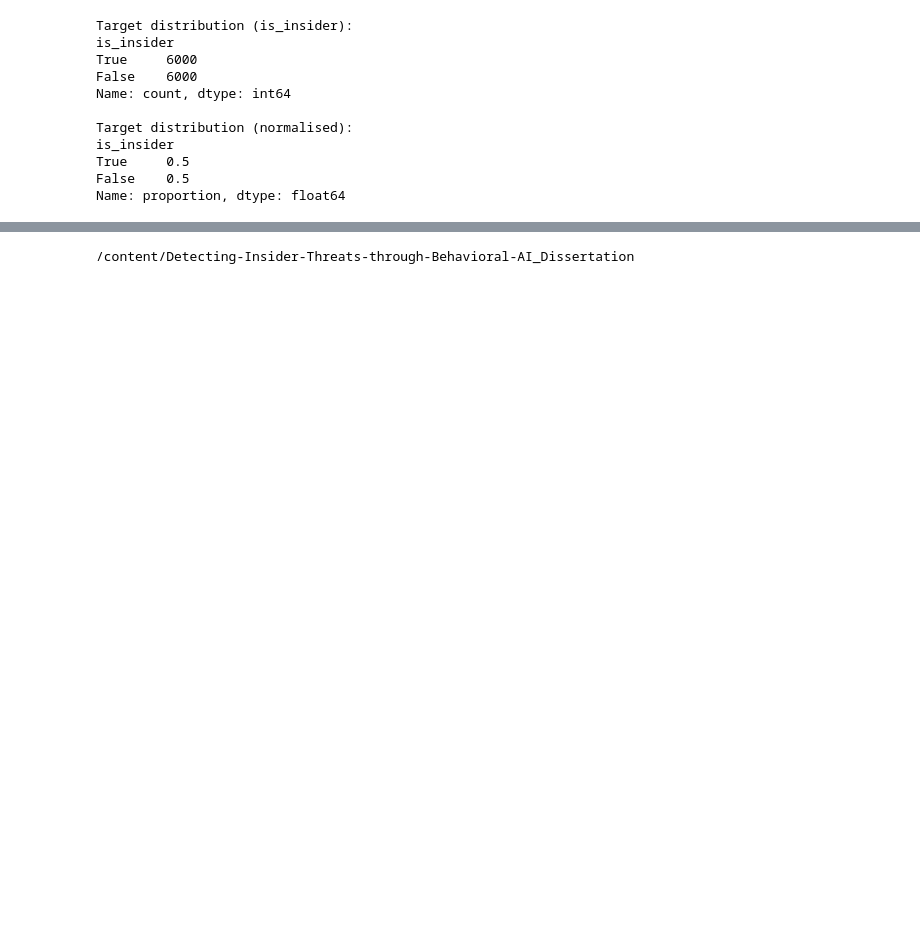
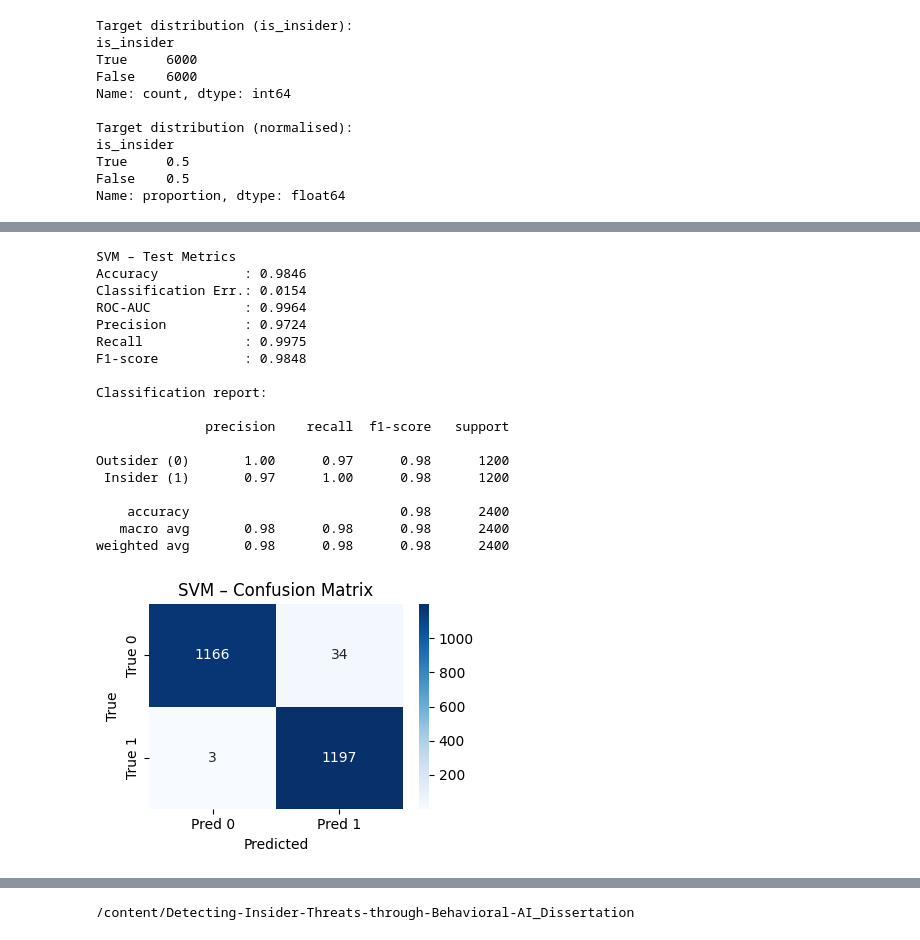
Before and after one commit to egyinmoe/Detecting-Insider-Threats-through-Behavioral-AI_Dissertation, a Jupyter notebook: Ver2_Insiderthreat_withgithub.ipynb, the cells around one changed output, grey strips where cells are left out. Cells and saved outputs as stored; diff of their text form; code cells hidden in the pictures; blank space fills up the shorter version.

```diff
--- a/Ver2_Insiderthreat_withgithub.ipynb
+++ b/Ver2_Insiderthreat_withgithub.ipynb
@@ -274,0 +261,41 @@ weighted avg       1.00      1.00      1.00      2400
+# %%
+#8: SVM (RBF)
+
+from sklearn.svm import SVC
+
+svm_clf = Pipeline(steps=[
+    ("preprocessor", preprocessor),
+    ("model", SVC(
+        kernel="rbf",
+        probability=True,
+        class_weight="balanced",
+        random_state=RANDOM_STATE
+    ))
+])
+
+svm_clf.fit(X_train, y_train)
+
+y_pred_svm  = svm_clf.predict(X_test)
+y_proba_svm = svm_clf.predict_proba(X_test)[:, 1]
+
+evaluate_and_store("SVM", y_test, y_pred_svm, y_proba_svm)
+# %% [output]
+SVM – Test Metrics
+Accuracy           : 0.9846
+Classification Err.: 0.0154
+ROC-AUC            : 0.9964
+Precision          : 0.9724
+Recall             : 0.9975
+F1-score           : 0.9848
+
+Classification report:
+
+              precision    recall  f1-score   support
+
+Outsider (0)       1.00      0.97      0.98      1200
+ Insider (1)       0.97      1.00      0.98      1200
+
+    accuracy                           0.98      2400
+   macro avg       0.98      0.98      0.98      2400
+weighted avg       0.98      0.98      0.98      2400
+[figure, added]
```
Also changed, not shown: parts of 31 cells of this notebook.
